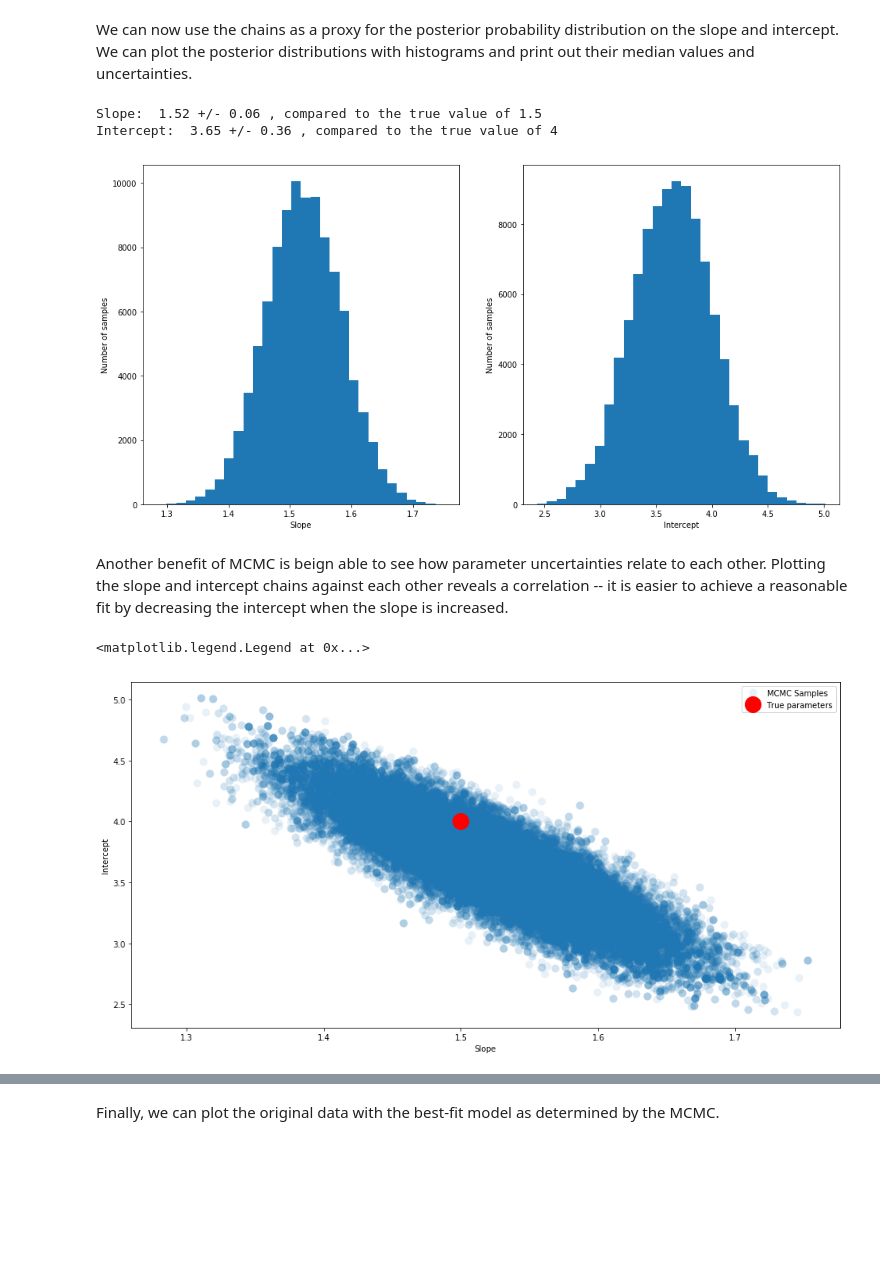
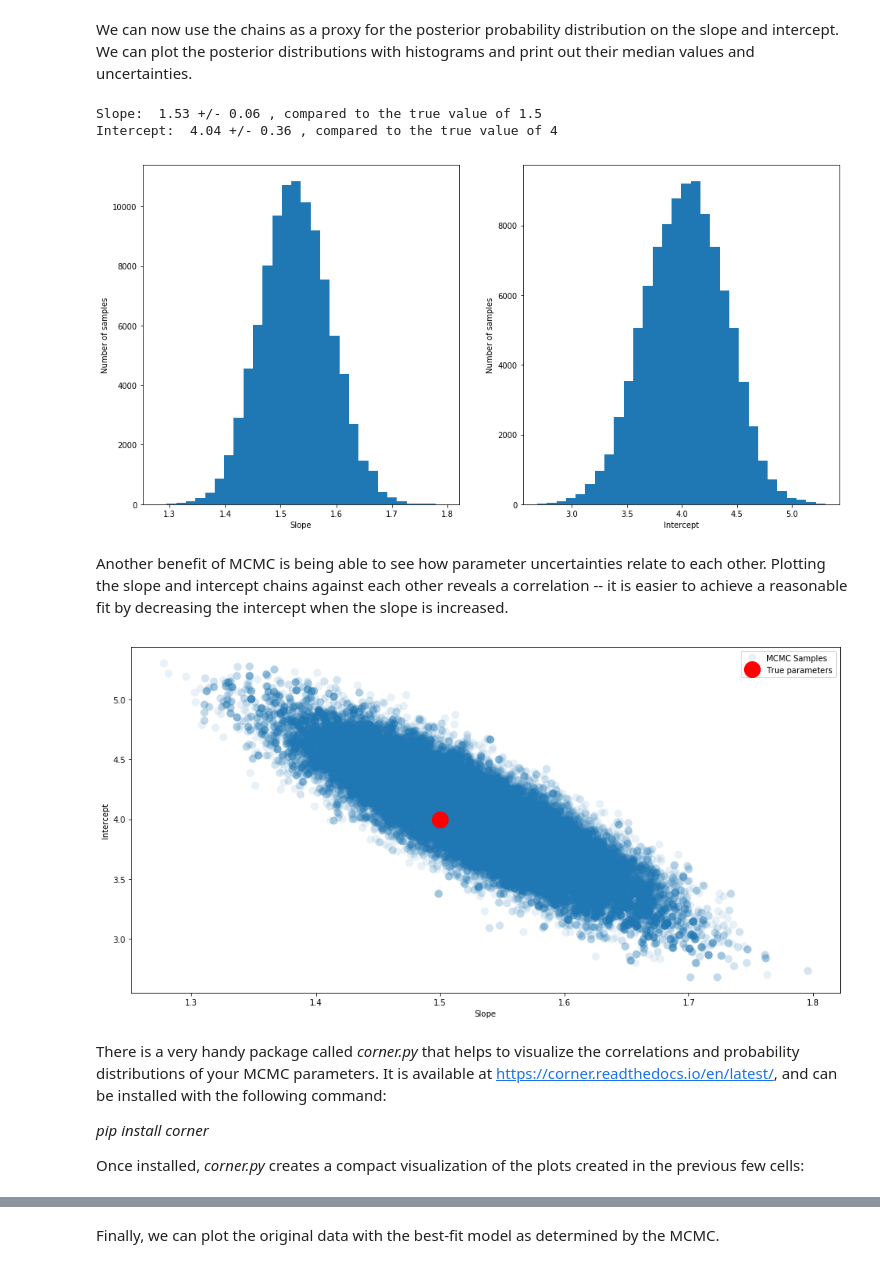
Before and after one commit to avanderburg/MCMC-tutorial, a Jupyter notebook: mcmctutorial.ipynb, the cells around one changed output, grey strips where cells are left out. Cells and saved outputs as stored; diff of their text form; code cells hidden in the pictures; blank space fills up the shorter version.

```diff
--- a/mcmctutorial.ipynb
+++ b/mcmctutorial.ipynb
@@ -40,7 +42,7 @@ To start off, we will define some variables for our MCMC.
 npar = 2# Number of free parameters to fit -- in this case, the slope and intercept
 nlink = 100000# Length of the chain we ultimately will create
 
-chain = np.zeros([npar, nlink]) * np.nan# the actual Markov chain that we will fill with positions during sampling
+chain = np.zeros([nlink, npar]) * np.nan# the actual Markov chain that we will fill with positions during sampling
 likelihoods = np.zeros(nlink) * np.nan# the
 # %% [markdown]
 A somewhat tricky parameter to set is a jump width that defines how far away from the current position the MCMC sampler will search for the next position to test. If your jump width is too small, your MCMC will be very slow to explore parameter space. If your jump width is too big, your MCMC will zoom around parameter space too far and fail to home in on the right solution. So this parameter can require some tweaking for good results. More sophisticated samplers, like the affine invariate sampler used by emcee, can circumnvent this problem.
@@ -87,7 +89,7 @@ for i in range(nlink): #let's loop through the number of links we wish to test
 
     if i >0:# for all other links, we have to randomly choose a new position to test and decide whether to move there
         #or not.
-        lastposition = chain[:,i-1]# Let's grab the last position we landed on the last link. We already calculated
+        lastposition = chain[i-1,:]# Let's grab the last position we landed on the last link. We already calculated
         #the likelihood value for this link on the last loop through, and stored it in a variable called
         #"lastloglikelihood".
 
@@ -120,7 +122,7 @@ for i in range(nlink): #let's loop through the number of links we wish to test
             thisposition = lastposition
             thisloglikelihood = lastloglikelihood
 
-    chain[:,i] = thisposition #finally, after we have made our choice whether to move or not, we can add the position
+    chain[i,:] = thisposition #finally, after we have made our choice whether to move or not, we can add the position
     #we chose to the chains.
     all_log_likelihoods[i] = thisloglikelihood #We can also update the list of all log likelihoods, which we don't
     #use in the MCMC, but which may come in handy later.
@@ -141,34 +143,39 @@ ax[1].plot(chain[1,:]);
 # %% [markdown]
 Both paths show that the MCMC spent the first few hundred links moving quickly towards the best solution, and then bouced around there for the remainder of the sampling. The initial movement is called a "burn-in" phase, and should be discarded before using the MCMC chains for science.
 # %%
-bchain = chain[:,1000:] #clip out the first 1000 links to remove the burn-in phase
+bchain = chain[1000:,:] #clip out the first 1000 links to remove the burn-in phase
 # %% [markdown]
 We can now use the chains as a proxy for the posterior probability distribution on the slope and intercept. We can plot the posterior distributions with histograms and print out their median values and uncertainties.
 # %%
 fig, ax = plt.subplots(1,2,figsize=(16, 8))
 ax[0].set_ylabel('Number of samples')
 ax[0].set_xlabel('Slope')
 ax[1].set_ylabel('Number of samples')
 ax[1].set_xlabel('Intercept')
-ax[0].hist(bchain[0,:], bins = 30);
-ax[1].hist(bchain[1,:], bins = 30);
-print('Slope: ',round(np.median(bchain[0,:]), 2), '+/-', round(np.std(bchain[0,:]),2),
+ax[0].hist(bchain[:,0], bins = 30);
+ax[1].hist(bchain[:,1], bins = 30);
+print('Slope: ',round(np.median(bchain[:,0]), 2), '+/-', round(np.std(bchain[:,0]),2),
       ', compared to the true value of', slope_true)
-print('Intercept: ',round(np.median(bchain[1,:]), 2), '+/-', round(np.std(bchain[1,:]),2),
+print('Intercept: ',round(np.median(bchain[:,1]), 2), '+/-', round(np.std(bchain[:,1]),2),
       ', compared to the true value of', intercept_true)
 # %% [output]
-Slope:  1.52 +/- 0.06 , compared to the true value of 1.5
-Intercept:  3.65 +/- 0.36 , compared to the true value of 4
+Slope:  1.53 +/- 0.06 , compared to the true value of 1.5
+Intercept:  4.04 +/- 0.36 , compared to the true value of 4
-[figure, old version]
+[figure, new version]
 # %% [markdown]
-Another benefit of MCMC is beign able to see how parameter uncertainties relate to each other. Plotting the slope and intercept chains against each other reveals a correlation -- it is easier to achieve a reasonable fit by decreasing the intercept when the slope is increased.
+Another benefit of MCMC is being able to see how parameter uncertainties relate to each other. Plotting the slope and intercept chains against each other reveals a correlation -- it is easier to achieve a reasonable fit by decreasing the intercept when the slope is increased.
 # %%
 fig, ax = plt.subplots(figsize=(16, 8))
-plt.plot(bchain[0,:], bchain[1,:], 'o',alpha = .1, markersize = 10, markeredgewidth=0, label= 'MCMC Samples')
+plt.plot(bchain[:,0], bchain[:,1], 'o',alpha = .1, markersize = 10, markeredgewidth=0, label= 'MCMC Samples')
 plt.plot(slope_true, intercept_true, 'or', markersize = 20, label = 'True parameters')
 ax.set_ylabel('Intercept')
 ax.set_xlabel('Slope')
-ax.legend()
+l=ax.legend()
 # %% [output]
-<matplotlib.legend.Legend at 0x...>
-[figure, old version]
+[figure, new version]
+# %% [markdown]
+There is a very handy package called <i>corner.py</i> that helps to visualize the correlations and probability distributions of your MCMC parameters. It is available at <a href='https://corner.readthedocs.io/en/latest/'>https://corner.readthedocs.io/en/latest/</a>, and can be installed with the following command:
+
+<i> pip install corner </i>
+
+Once installed, <i>corner.py</i> creates a compact visualization of the plots created in the previous few cells:
```
Also changed, not shown: parts of 13 cells of this notebook.
